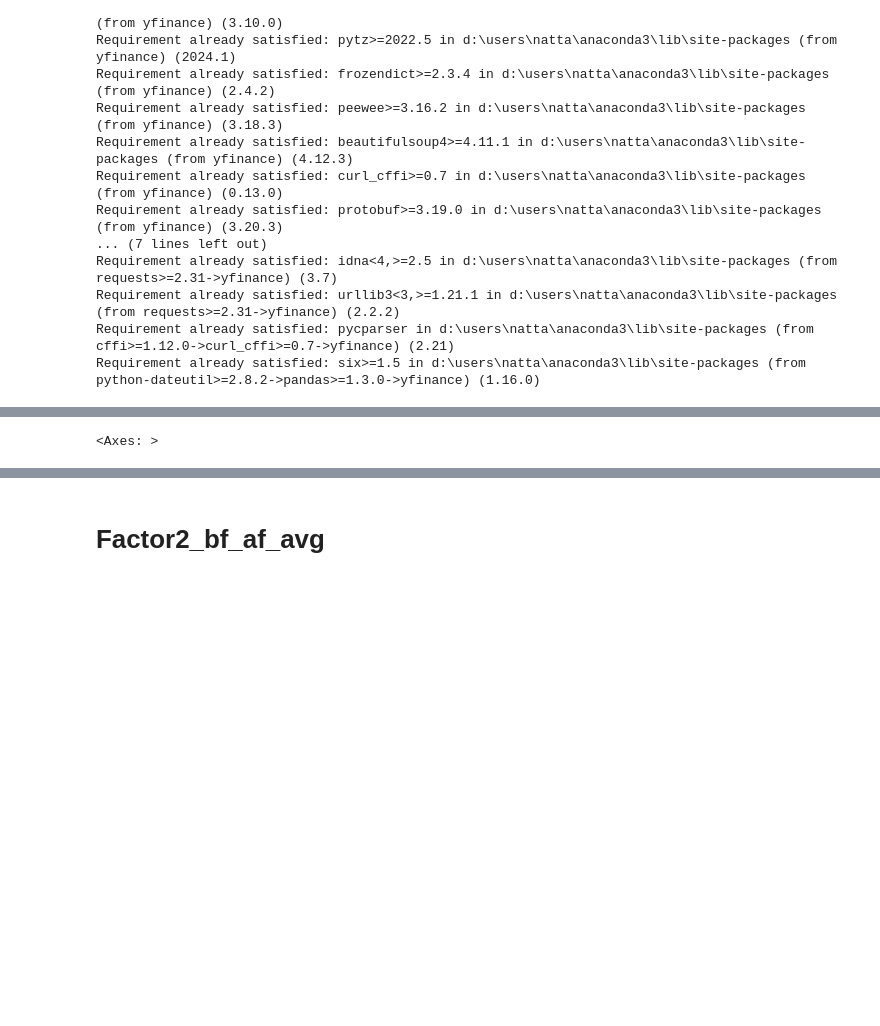
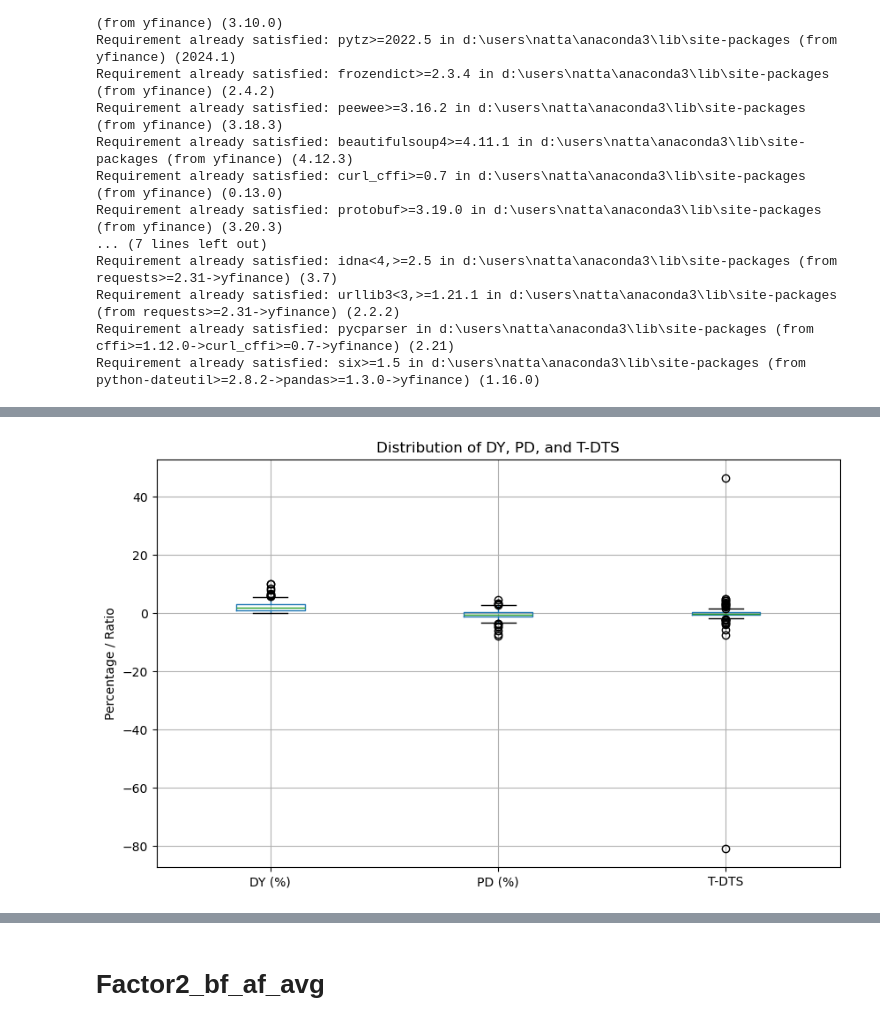
Before and after one commit to 4ommyx/stock_project, a Jupyter notebook: stock_rec.ipynb, the cells around one changed output, grey strips where cells are left out. Saved outputs shown, nothing was run; the diff lists cells and outputs as text; code cells hidden in the pictures; blank space fills up the shorter version.

```diff
--- a/stock_rec.ipynb
+++ b/stock_rec.ipynb
@@ -299,7 +299,15 @@ df_results_T_DTS[df_results_T_DTS['Stock'] == 'SCB.BK'][df_results_T_DTS['Year']
-# %%
-df_results_T_DTS[['DY (%)', 'PD (%)', 'T-DTS']].boxplot(figsize=(10, 6))
-# %% [output]
-<Axes: >
+# %%
+import matplotlib.pyplot as plt
+plt.figure(figsize=(10, 6))
+
+# 2. สั่ง plot โดยไม่ต้องใส่ figsize ข้างใน
+df_results_T_DTS[['DY (%)', 'PD (%)', 'T-DTS']].boxplot()
+
+plt.title("Distribution of DY, PD, and T-DTS")
+plt.ylabel("Percentage / Ratio")
+plt.show()
+# %% [output]
+[figure, added]
 # %%
 # หาตัวการที่ทำให้กราฟเบี้ยว
 outlier = df_results_T_DTS[(df_results_T_DTS['T-DTS'] < -10) | (df_results_T_DTS['T-DTS'] > 10)]
```
Also changed, not shown: parts of 12 cells of this notebook, 3 other files.
